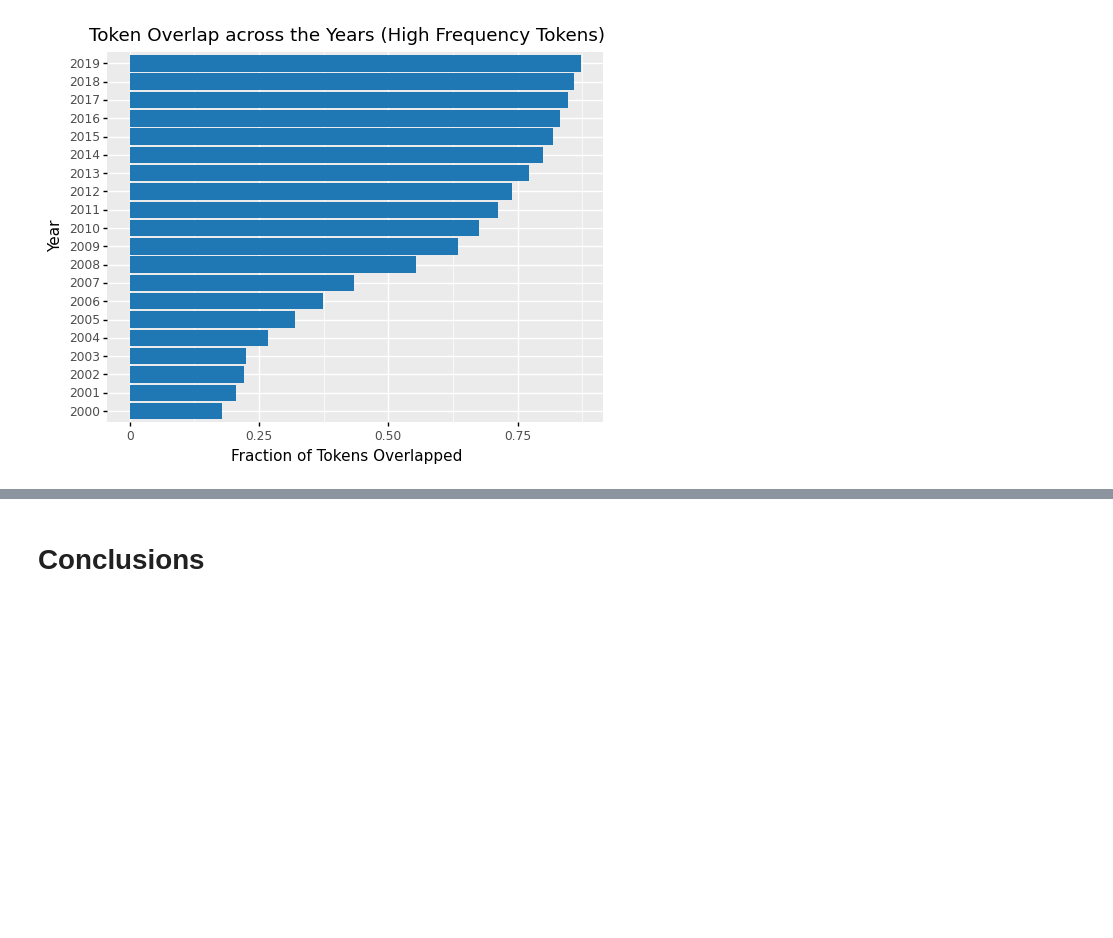
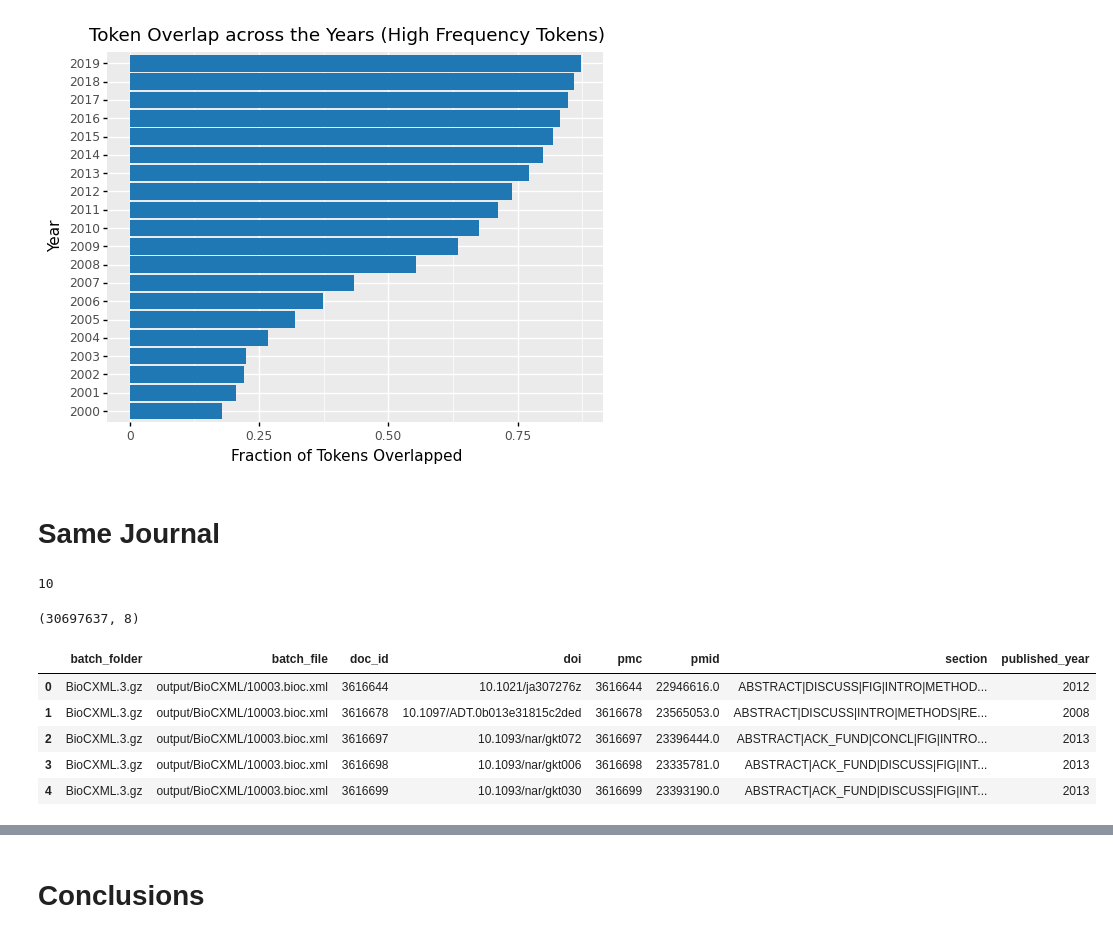
Before and after one commit to greenelab/biovectors, a Jupyter notebook: exploratory_data_analysis/pubtator_subsample_experiment.ipynb, the cells around one changed output, grey strips where cells are left out. Saved outputs shown, nothing was run; the diff lists cells and outputs as text; code cells hidden in the pictures; blank space fills up the shorter version.

```diff
--- a/exploratory_data_analysis/pubtator_subsample_experiment.ipynb
+++ b/exploratory_data_analysis/pubtator_subsample_experiment.ipynb
@@ -246,3 +246,24 @@ g.save("output/figures/high_freq_occuring_tokens_overlap.png", dpi=500)
 print(g)
 # %% [output]
 [figure]
+# %% [markdown]
+# Same Journal
+# %%
+# Move up a level in the repository, enter the folder with all the pubmed abstracts
+# grab all files with the .gz extenstion for processing
+pubtator_abstract_batch = list(Path("../pubtator_abstracts").rglob("*.gz"))
+print(len(pubtator_abstract_batch))
+# %% [output]
+10
+# %%
+pubtator_central_metadata_df = pd.read_csv("output/pmc_metadata.tsv.xz", sep="\t")
+print(pubtator_central_metadata_df.shape)
+pubtator_central_metadata_df.head()
+# %% [output]
+(30697637, 8)
+|  | batch_folder | batch_file | doc_id | doi | pmc | pmid | section | published_year |
+| 0 | BioCXML.3.gz | output/BioCXML/10003.bioc.xml | 3616644 | 10.1021/ja307276z | 3616644 | 22946616.0 | ABSTRACT|DISCUSS|FIG|INTRO|METHOD... | 2012 |
+| 1 | BioCXML.3.gz | output/BioCXML/10003.bioc.xml | 3616678 | 10.1097/ADT.0b013e31815c2ded | 3616678 | 23565053.0 | ABSTRACT|DISCUSS|INTRO|METHODS|RE... | 2008 |
+| 2 | BioCXML.3.gz | output/BioCXML/10003.bioc.xml | 3616697 | 10.1093/nar/gkt072 | 3616697 | 23396444.0 | ABSTRACT|ACK_FUND|CONCL|FIG|INTRO... | 2013 |
+| 3 | BioCXML.3.gz | output/BioCXML/10003.bioc.xml | 3616698 | 10.1093/nar/gkt006 | 3616698 | 23335781.0 | ABSTRACT|ACK_FUND|DISCUSS|FIG|INT... | 2013 |
+| 4 | BioCXML.3.gz | output/BioCXML/10003.bioc.xml | 3616699 | 10.1093/nar/gkt030 | 3616699 | 23393190.0 | ABSTRACT|ACK_FUND|DISCUSS|FIG|INT... | 2013 |
```
Also changed, not shown: parts of 8 cells of this notebook, 2 other files.
